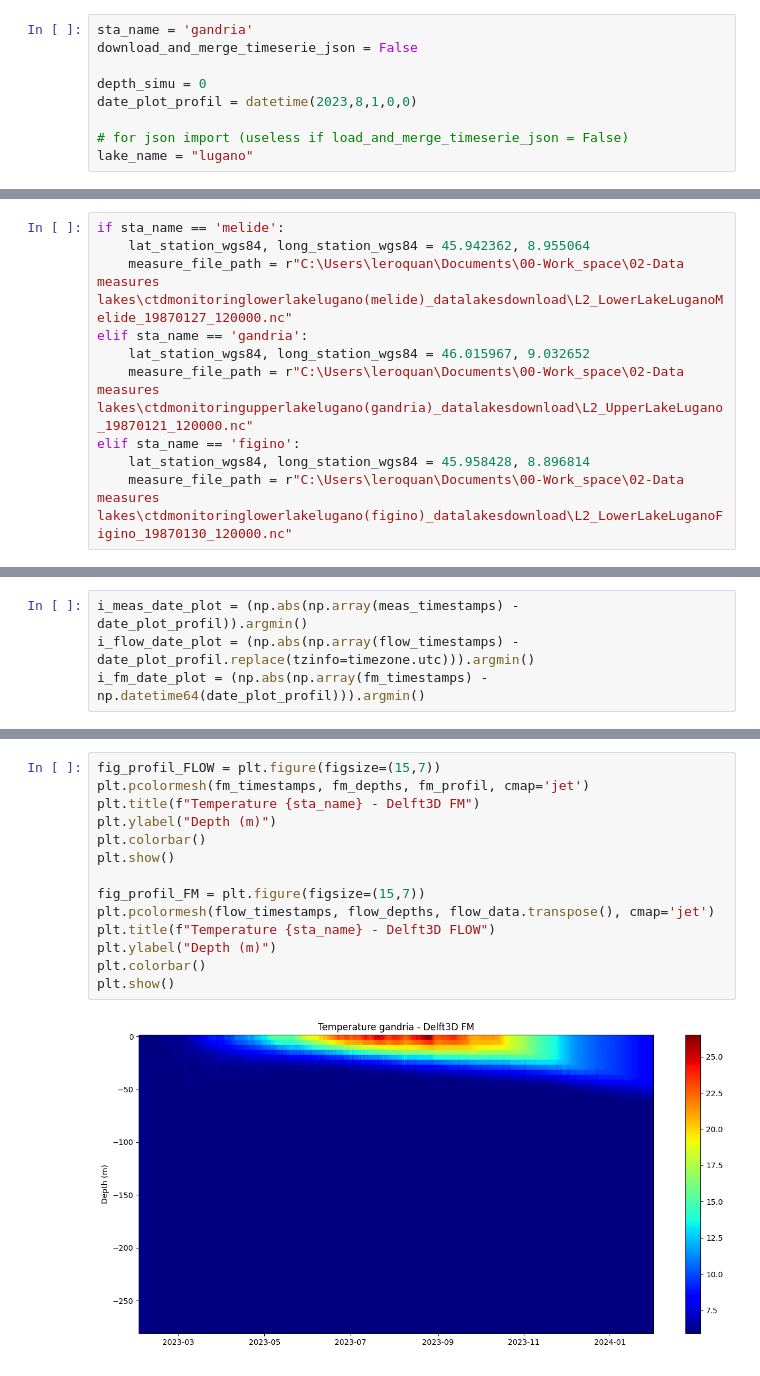
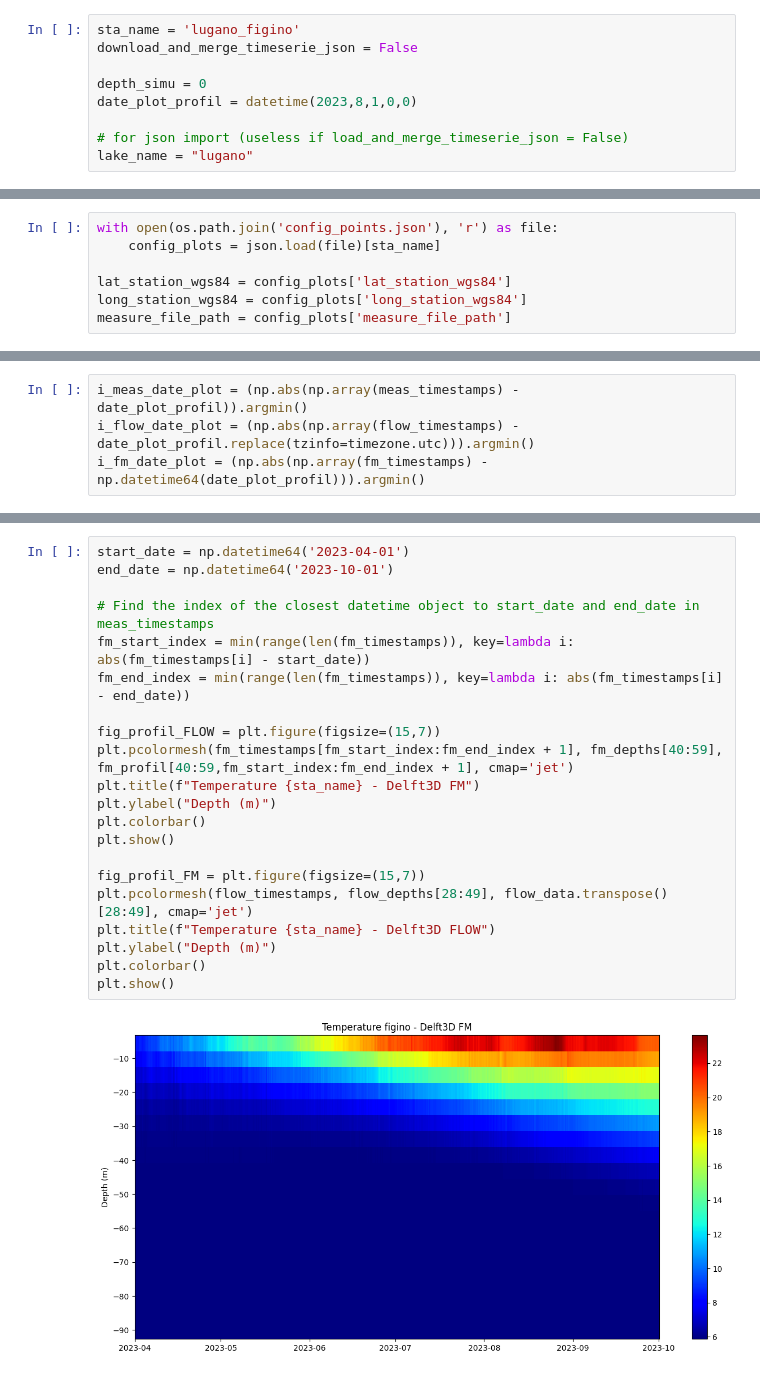
Before and after one commit to leroquan/plot_results, a Jupyter notebook: plot-and-compare_dflow_dfm_alplakes_measure.ipynb, the cells around one changed output, grey strips where cells are left out. Cells and saved outputs as stored; diff of their text form.

```diff
--- a/plot-and-compare_dflow_dfm_alplakes_measure.ipynb
+++ b/plot-and-compare_dflow_dfm_alplakes_measure.ipynb
@@ -23,7 +23,7 @@ It imports the measure from a netcdf file that can be dowloaded on the datalake
 If download_and_merge_timeserie_json = True, then it downloads a month of simulation results on Alplakes via the API (https://www.alplakes.eawag.ch/api) and merges it in the existing json file (if it exist). (a month is roughly the max period supported by the API for Lugano lake).
 It imports local results from Delft3D flow and Delft3D FM (MapFormat=4) simulations.
 # %%
-sta_name = 'gandria'
+sta_name = 'lugano_figino'
 download_and_merge_timeserie_json = False
 
 depth_simu = 0
@@ -34,10 +44,7 @@ lake_name = "lugano"
 # %%
-if sta_name == 'melide':
-    lat_station_wgs84, long_station_wgs84 = 45.942362, 8.955064
-    measure_file_path = r"C:\Users\leroquan\Documents\00-Work_space\02-Data measures lakes\ctdmonitoringlowerlakelugano(melide)_datalakesdownload\L2_LowerLakeLuganoMelide_19870127_120000.nc"
-elif sta_name == 'gandria':
-    lat_station_wgs84, long_station_wgs84 = 46.015967, 9.032652
-    measure_file_path = r"C:\Users\leroquan\Documents\00-Work_space\02-Data measures lakes\ctdmonitoringupperlakelugano(gandria)_datalakesdownload\L2_UpperLakeLugano_19870121_120000.nc"
-elif sta_name == 'figino':
-    lat_station_wgs84, long_station_wgs84 = 45.958428, 8.896814
-    measure_file_path = r"C:\Users\leroquan\Documents\00-Work_space\02-Data measures lakes\ctdmonitoringlowerlakelugano(figino)_datalakesdownload\L2_LowerLakeLuganoFigino_19870130_120000.nc"
+with open(os.path.join('config_points.json'), 'r') as file:
+    config_plots = json.load(file)[sta_name]
+
+lat_station_wgs84 = config_plots['lat_station_wgs84']
+long_station_wgs84 = config_plots['long_station_wgs84']
+measure_file_path = config_plots['measure_file_path']
@@ -230,16 +229,23 @@ plt.show()
 # %%
+start_date = np.datetime64('2023-04-01')
+end_date = np.datetime64('2023-10-01')
+
+# Find the index of the closest datetime object to start_date and end_date in meas_timestamps
+fm_start_index = min(range(len(fm_timestamps)), key=lambda i: abs(fm_timestamps[i] - start_date))
+fm_end_index = min(range(len(fm_timestamps)), key=lambda i: abs(fm_timestamps[i] - end_date))
+
 fig_profil_FLOW = plt.figure(figsize=(15,7))
-plt.pcolormesh(fm_timestamps, fm_depths, fm_profil, cmap='jet')
+plt.pcolormesh(fm_timestamps[fm_start_index:fm_end_index + 1], fm_depths[40:59], fm_profil[40:59,fm_start_index:fm_end_index + 1], cmap='jet')
 plt.title(f"Temperature {sta_name} - Delft3D FM")
 plt.ylabel("Depth (m)")
 plt.colorbar()
 plt.show()
 
 fig_profil_FM = plt.figure(figsize=(15,7))
-plt.pcolormesh(flow_timestamps, flow_depths, flow_data.transpose(), cmap='jet')
+plt.pcolormesh(flow_timestamps, flow_depths[28:49], flow_data.transpose()[28:49], cmap='jet')
 plt.title(f"Temperature {sta_name} - Delft3D FLOW")
 plt.ylabel("Depth (m)")
 plt.colorbar()
 plt.show()
 # %% [output]
-[figure, old version]
+[figure, new version]
```
Also changed, not shown: parts of 12 cells of this notebook.
